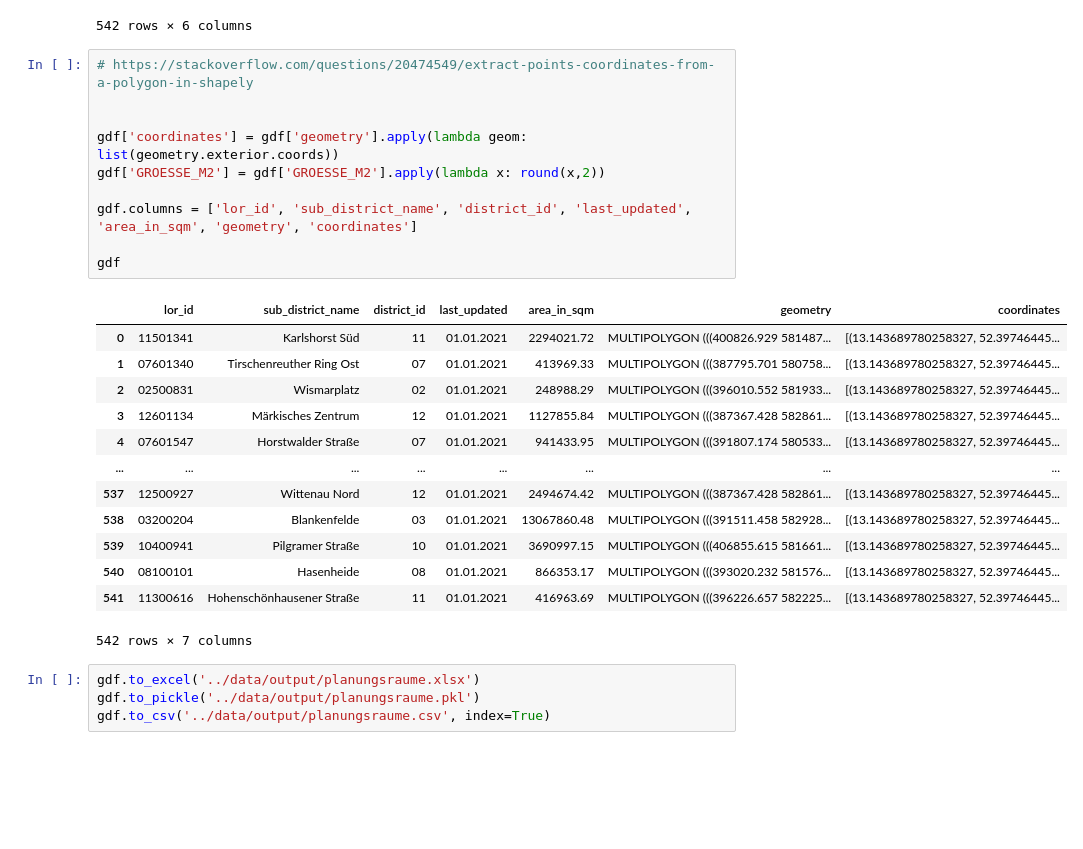
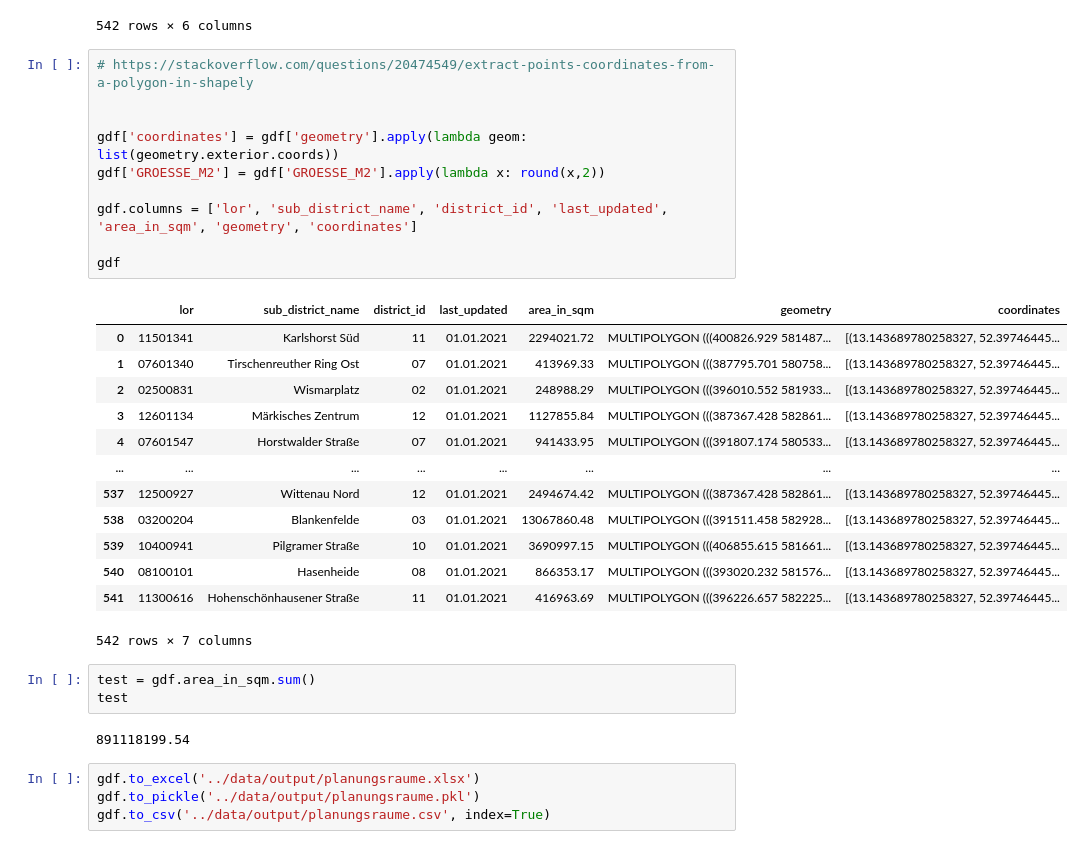
Before and after one commit to domenicsawatzki/IH_project_mid-term, a Jupyter notebook: src/geo_data_import.ipynb, the cells around one changed output. Drawn from its saved outputs; the diff is of its cells as text; blank space fills up the shorter version.

```diff
--- a/src/geo_data_import.ipynb
+++ b/src/geo_data_import.ipynb
@@ -78,15 +78,15 @@ display(gdf)
 # %%
 # https://stackoverflow.com/questions/20474549/extract-points-coordinates-from-a-polygon-in-shapely
 
 
 gdf['coordinates'] = gdf['geometry'].apply(lambda geom: list(geometry.exterior.coords))
 gdf['GROESSE_M2'] = gdf['GROESSE_M2'].apply(lambda x: round(x,2))
 
-gdf.columns = ['lor_id', 'sub_district_name', 'district_id', 'last_updated', 'area_in_sqm', 'geometry', 'coordinates']
+gdf.columns = ['lor', 'sub_district_name', 'district_id', 'last_updated', 'area_in_sqm', 'geometry', 'coordinates']
 
 gdf
 # %% [output]
-|  | lor_id | sub_district_name | district_id | last_updated | area_in_sqm | geometry | coordinates |
+|  | lor | sub_district_name | district_id | last_updated | area_in_sqm | geometry | coordinates |
 | 0 | 11501341 | Karlshorst Süd | 11 | 01.01.2021 | 2294021.72 | MULTIPOLYGON (((400826.929 581487... | [(13.143689780258327, 52.39746445... |
 | 1 | 07601340 | Tirschenreuther Ring Ost | 07 | 01.01.2021 | 413969.33 | MULTIPOLYGON (((387795.701 580758... | [(13.143689780258327, 52.39746445... |
 | 2 | 02500831 | Wismarplatz | 02 | 01.01.2021 | 248988.29 | MULTIPOLYGON (((396010.552 581933... | [(13.143689780258327, 52.39746445... |
@@ -99,6 +99,11 @@ gdf
 | 540 | 08100101 | Hasenheide | 08 | 01.01.2021 | 866353.17 | MULTIPOLYGON (((393020.232 581576... | [(13.143689780258327, 52.39746445... |
 | 541 | 11300616 | Hohenschönhausener Straße | 11 | 01.01.2021 | 416963.69 | MULTIPOLYGON (((396226.657 582225... | [(13.143689780258327, 52.39746445... |
 542 rows × 7 columns
+# %%
+test = gdf.area_in_sqm.sum()
+test
+# %% [output]
+891118199.54
 # %%
 gdf.to_excel('../data/output/planungsraume.xlsx')
 gdf.to_pickle('../data/output/planungsraume.pkl')
```
Also changed, not shown: 11 other files.
